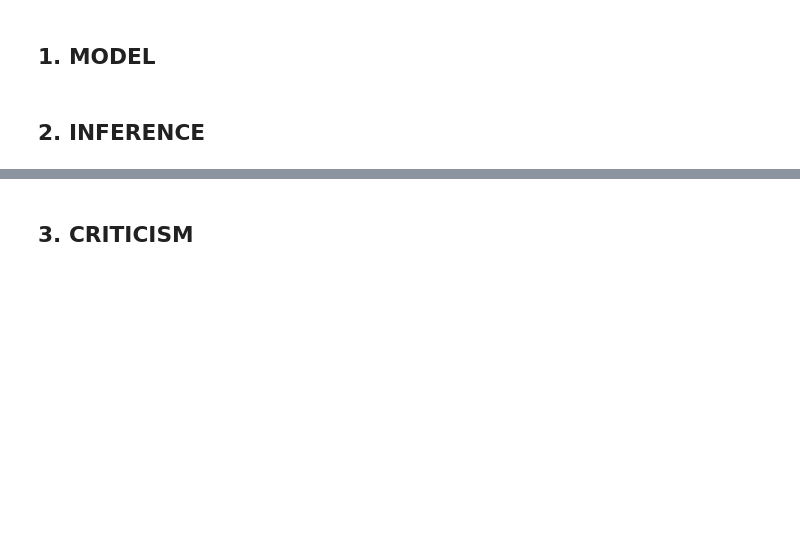
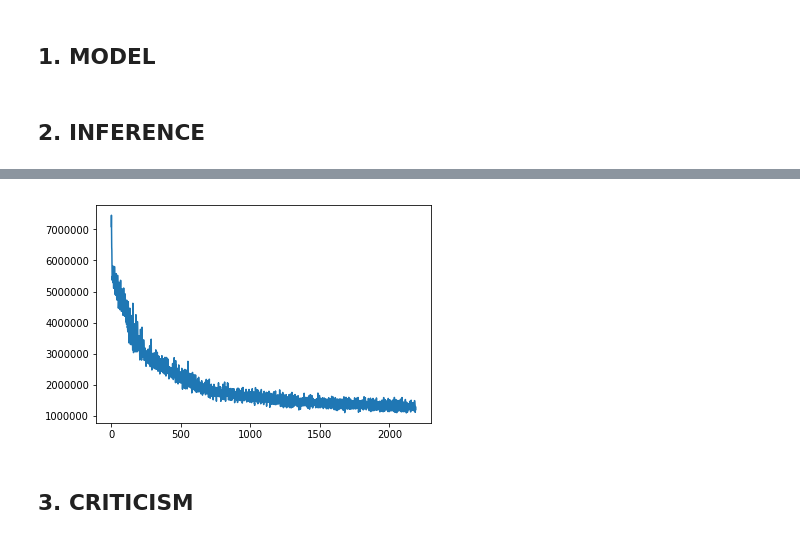
Before and after one commit to Arvinds-ds/segnet, a Jupyter notebook: Bayesian Semantic Segmentation.ipynb, the cells around one changed output, grey strips where cells are left out. Cells and saved outputs as stored; diff of their text form; code cells hidden in the pictures; blank space fills up the shorter version.

```diff
--- a/Bayesian Semantic Segmentation.ipynb
+++ b/Bayesian Semantic Segmentation.ipynb
@@ -349,5 +382,5 @@ predicted_mask, latent_dict = model2(inputs, is_training)
 # %%
-def inference(predicted_mask, latent_dict, labels, n_epoch=10,session_dir='tmp/inference',restore_sess=False):
+def inference(predicted_mask, latent_dict, labels, n_epoch=200,session_dir='tmp/inference',restore_sess=False):
 
     N = NUM_TRAIN
     M = TRAIN_BATCH_SIZE
@@ -379,3 +427,3 @@ def inference(predicted_mask, latent_dict, labels, n_epoch=10,session_dir='tmp/i
 # %%
-inference(predicted_mask, latent_dict, labels, session_dir='checkpoints/test_saver_200',restore_sess=True)
+inference(predicted_mask, latent_dict, labels, session_dir='checkpoints/test_saver_200',restore_sess=False)
 # %% [output]
@@ -383,3 +431,4 @@ INFO:tensorflow:Restoring parameters from checkpoints/test_saver_200
+[figure, added]
 # %% [markdown]
 ## 3. CRITICISM
 # %%
```
Also changed, not shown: parts of 12 cells of this notebook, 15 other files.
